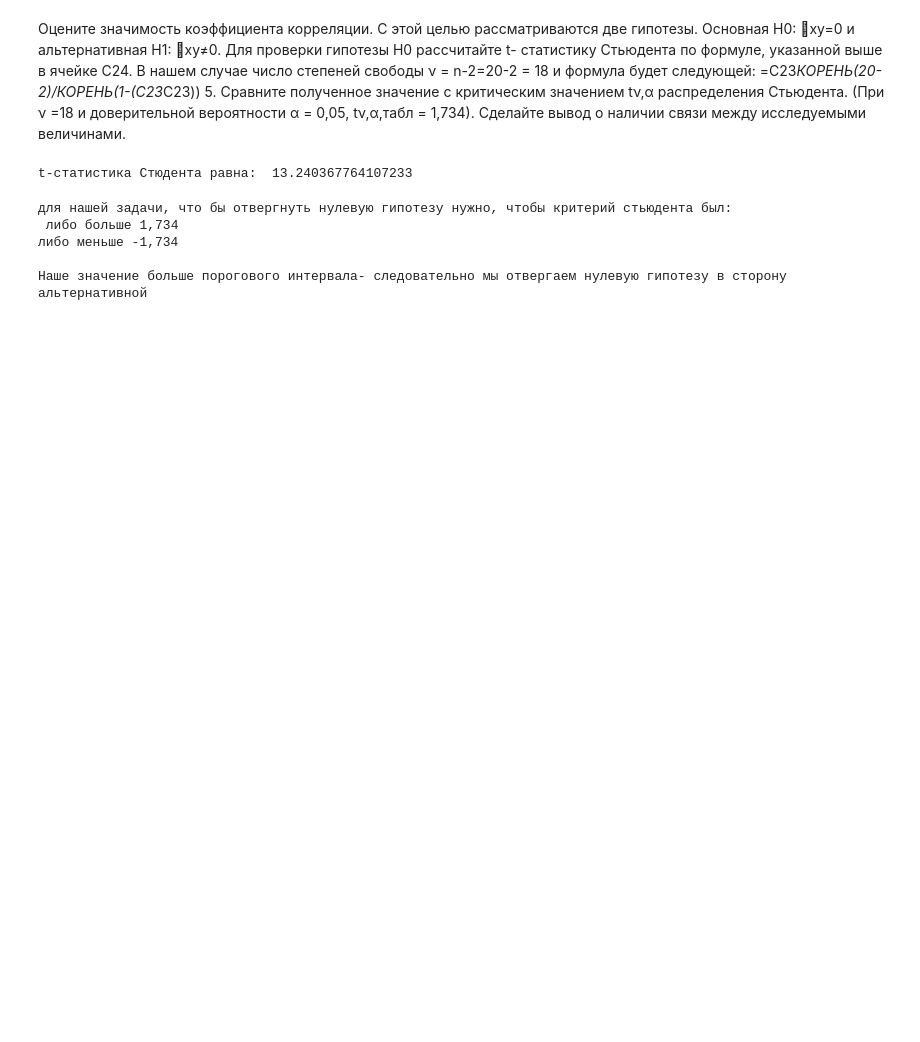
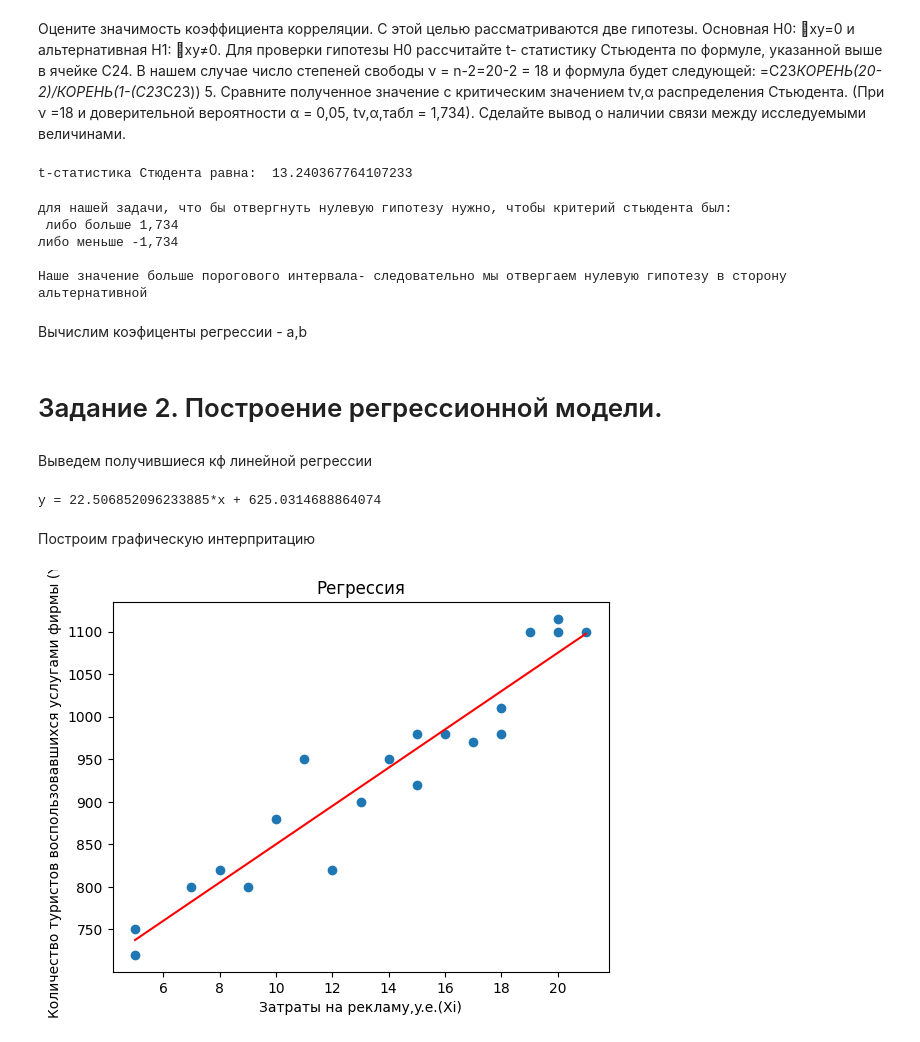
Before and after one commit to dimayasha7123/comp_modeling, a Jupyter notebook: LAB4!.ipynb, the cells around one changed output. Drawn from its saved outputs; the diff is of its cells as text; code cells hidden in the pictures; blank space fills up the shorter version.

```diff
--- a/LAB4!.ipynb
+++ b/LAB4!.ipynb
@@ -12,0 +9,21 @@ import matplotlib.pyplot as plt
+# %%
+def coef_reg(x, y):
+    n = len(x)
+    a = (n * sum(x * y) - sum(x) * sum(y)) / (n * (sum([i ** 2 for i in x])) - sum(x) ** 2)
+    b = 1 / n * sum(y) - a / n * sum(x)
+    return a, b
+
+def func(base, name_X, name_Y,name_graf,with_line = None):
+    a, b = coef_reg(base[name_X], base[name_Y])
+
+    if with_line == 1:
+        line = [a * i + b for i in base[name_X]]
+        plt.plot(base[name_X], line, 'r')
+    else:
+        print('Кф корреляции равен: ', base.corr().to_dict()[name_X][name_Y])
+        print(f'Регрессионная модель: y = {a}*x + {b}')
+    plt.scatter(base[name_X], base[name_Y])
+    plt.title(name_graf)
+    plt.xlabel(name_X)
+    plt.ylabel(name_Y)
+    plt.show()
@@ -82,3 +107,20 @@ else:
 либо меньше -1,734
 
 Наше значение больше порогового интервала- следовательно мы отвергаем нулевую гипотезу в сторону альтернативной
+# %% [markdown]
+Вычислим коэфиценты регрессии - a,b
+# %% [markdown]
+ # Задание 2. Построение регрессионной модели.
+# %% [markdown]
+Выведем получившиеся кф линейной регрессии
+# %%
+a, b = coef_reg(base['Затраты на рекламу,y.e.(Xi)'], base['Количество туристов воспользовавшихся услугами фирмы (Yi)'])
+print(f'y = {a}*x + {b}')
+# %% [output]
+y = 22.506852096233885*x + 625.0314688864074
+# %% [markdown]
+Построим графическую интерпритацию
+# %%
+func(base, 'Затраты на рекламу,y.e.(Xi)', 'Количество туристов воспользовавшихся услугами фирмы (Yi)','Регрессия',with_line=1)
+# %% [output]
+[figure, added]
```
Also changed, not shown: parts of 18 cells of this notebook.
